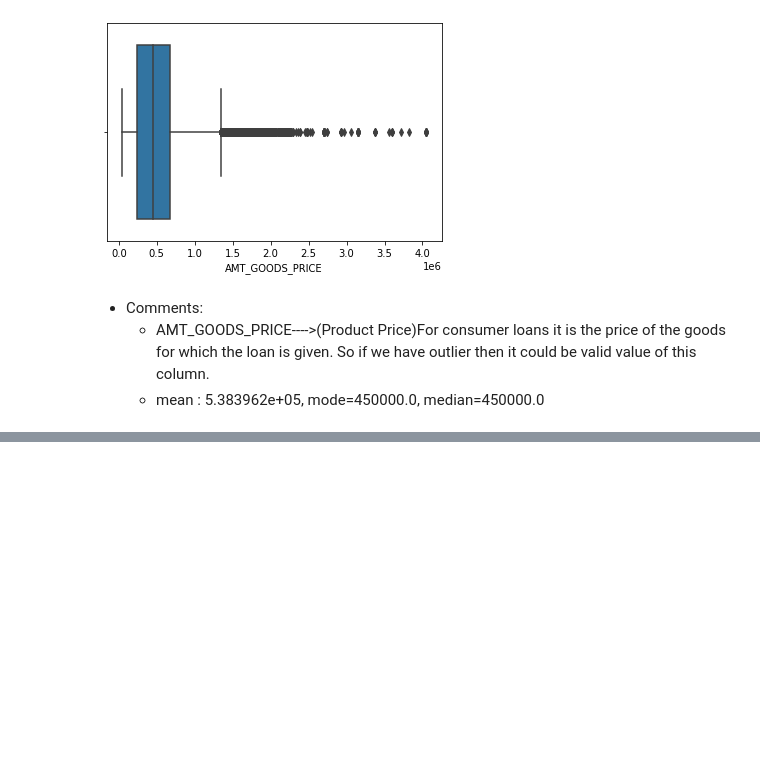
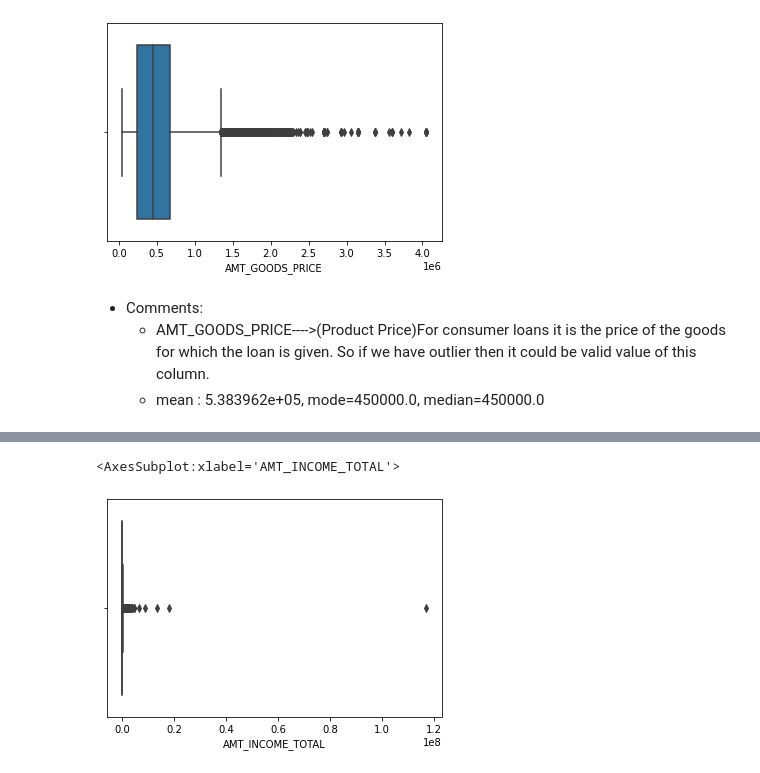
Before and after one commit to ameyabits/UPGrad, a Jupyter notebook: CaseStudy/Bank Loan Case Study/Notebooks/ApplicationData.ipynb, the cells around one changed output, grey strips where cells are left out. Cells and saved outputs as stored; diff of their text form; code cells hidden in the pictures; blank space fills up the shorter version.

```diff
--- a/CaseStudy/Bank Loan Case Study/Notebooks/ApplicationData.ipynb
+++ b/CaseStudy/Bank Loan Case Study/Notebooks/ApplicationData.ipynb
@@ -538,0 +723,2 @@ MODE: 450000.0
+# %%
+Bank_AppData_DF['DAYS_ID_PUBLISH']=Bank_AppData_DF['DAYS_ID_PUBLISH'].apply(lambda x: abs(x) if x<0 else x)
@@ -538,0 +856,5 @@ MODE: 450000.0
+# %%
+sns.boxplot(Bank_AppData_DF['AMT_INCOME_TOTAL'])
+# %% [output]
+<AxesSubplot:xlabel='AMT_INCOME_TOTAL'>
+[figure, added]
```
Also changed, not shown: parts of 72 cells of this notebook.
